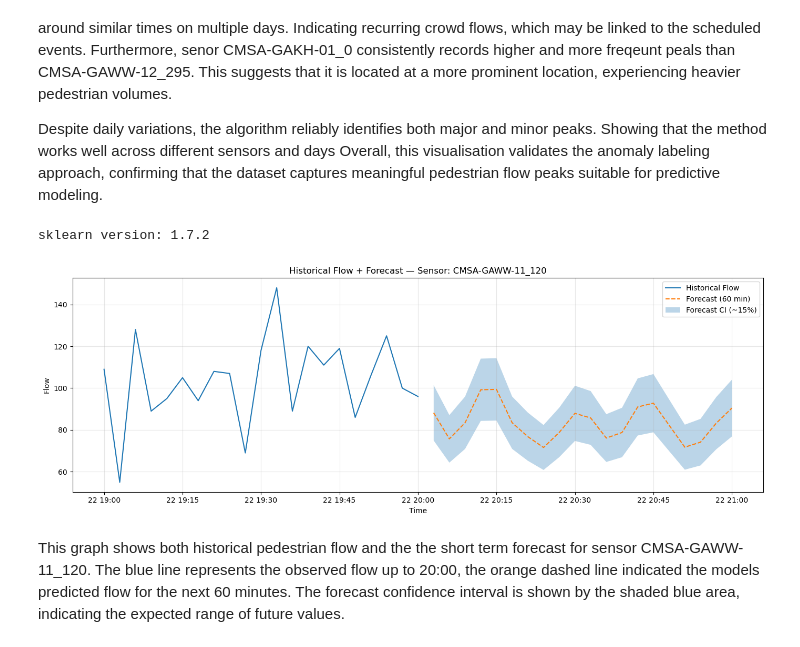
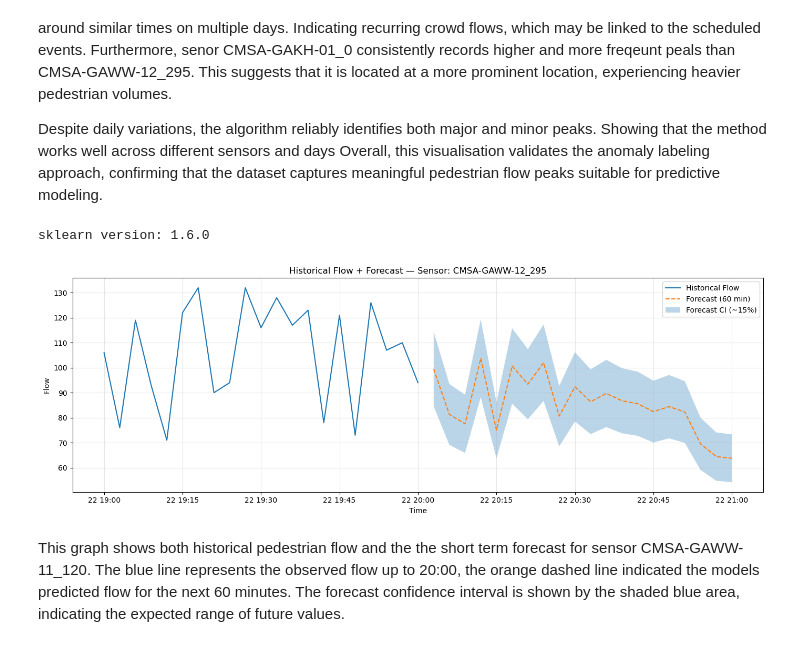
Before and after one commit to jipposteenstra/group22, a Jupyter notebook: project_template.ipynb, the cells around one changed output. Saved outputs shown, nothing was run; the diff lists cells and outputs as text; code cells hidden in the pictures.

```diff
--- a/project_template.ipynb
+++ b/project_template.ipynb
@@ -291,16 +291,10 @@ The plots reveal several notable patterns. All sensors display a daily rhythm, w
 
 Despite daily variations, the algorithm reliably identifies both major and minor peaks. Showing that the method works well across different sensors and days Overall, this visualisation validates the anomaly labeling approach, confirming that the dataset captures meaningful pedestrian flow peaks suitable for predictive modeling.
 # %%
-# ==============================
-# 1) Feature/Train set builder
-# ==============================
 def build_training_set(df, sensor, FREQ_MIN=3,
                        LAGS=(1,2,3,4,5,10,20), ROLLS=(5,10,20),
                        HORIZON_STEPS=1):
-    """
-    Maakt features voor one-step-ahead (default 1 stap = FREQ_MIN minuten).
-    Retourneert X, y, feature_cols, Xy (met tijdkolom), HORIZON_STEPS, data_original
-    """
+
     TIME_COL = "timestamp"
     df = df.sort_values(TIME_COL).copy()
     df[TIME_COL] = pd.to_datetime(df[TIME_COL], utc=True).dt.tz_convert(None)
@@ -315,24 +309,20 @@ def build_training_set(df, sensor, FREQ_MIN=3,
         x["sin_dow"]  = np.sin(2*np.pi*x["dow"]/7)
         x["cos_dow"]  = np.cos(2*np.pi*x["dow"]/7)
 
-        # lags
         for L in LAGS:
             x[f"lag_{L}"] = x["count"].shift(L)
 
-        # rollings (op vorige waarden)
         for w in ROLLS:
             rsrc = x["count"].shift(1).rolling(w, min_periods=1)
             x[f"roll_mean_{w}"] = rsrc.mean()
             x[f"roll_std_{w}"]  = rsrc.std(ddof=0)
             x[f"roll_max_{w}"]  = rsrc.max()
 
-        # piek-signaal features
         x["delta1"] = x["count"].diff(1).fillna(0.0)
         x["delta2"] = x["delta1"].diff(1).fillna(0.0)
         x["roll_max_3"] = x["count"].shift(1).rolling(3, min_periods=1).max()
         x["roll_q90_9"] = x["count"].shift(1).rolling(9, min_periods=1).quantile(0.9)
 
-        # target 1 stap vooruit
         x["y_horizon"] = x["count"].shift(-HORIZON_STEPS)
         return x
 
@@ -340,7 +330,6 @@ def build_training_set(df, sensor, FREQ_MIN=3,
     need_cols = [f"lag_{L}" for L in LAGS] + ["y_horizon"]
     Xy = Xy.dropna(subset=need_cols).reset_index(drop=True)
 
-    # kolommen voor het model
     base_feats = [c for c in Xy.columns if c.startswith(("lag_","roll_","sin_","cos_"))]
     extra_feats = ["delta1","delta2","roll_max_3","roll_q90_9"]
     feature_cols = [c for c in base_feats + extra_feats if c in Xy.columns]
@@ -349,17 +338,10 @@ def build_training_set(df, sensor, FREQ_MIN=3,
     y = Xy["y_horizon"].values
     return X, y, feature_cols, Xy, HORIZON_STEPS, data
 
-# ==============================
-# 2) Poisson-trainer (fallback naar quantile)
-# ==============================
 def train_peak_model(X, y, Xy_train, random_state=42, use_peak_weights=True):
-    """
-    Probeert HGBR met loss='poisson'. Valt terug op
-    GradientBoostingRegressor met quantile-loss als het niet kan.
-    """
-    assert (y >= 0).all(), "Poisson/quantile verwachten niet-negatieve counts."
 
-    # gewichten om pieken nadruk te geven (optioneel)
+    assert (y >= 0).all()
+
     sample_weight = None
     if use_peak_weights:
         base = Xy_train["count"].rolling(20, min_periods=1).mean()
@@ -367,7 +349,6 @@ def train_peak_model(X, y, Xy_train, random_state=42, use_peak_weights=True):
         w = 1.0 + (dev / (dev.std() + 1e-6))
         sample_weight = np.asarray(w[:len(y)], dtype=float)
 
-    # Probeer Poisson HGBR; als niet beschikbaar of training faalt -> fallback
     try:
         model = HistGradientBoostingRegressor(
             loss="poisson",
@@ -384,11 +365,10 @@ def train_peak_model(X, y, Xy_train, random_state=42, use_peak_weights=True):
         model.fit(X, y, sample_weight=sample_weight)
         return model
     except TypeError:
-        pass  # loss-parameter niet ondersteund in deze sklearn
+        pass
     except Exception:
-        pass  # training faalde; gebruik fallback
+        pass
 
-    # Fallback: quantile modellen (median + hoge kwantiel) en blenden richting bovenkant
     q_hi = GradientBoostingRegressor(
         loss="quantile", alpha=0.90,
         n_estimators=600, learning_rate=0.03, max_depth=3,
@@ -412,20 +392,13 @@ def train_peak_model(X, y, Xy_train, random_state=42, use_peak_weights=True):
 
     return BlendModel(q_med, q_hi, w_hi=0.7)
 
-# ==============================
-# 3) Forecast met correcte lag/rolling buffer
-# ==============================
 def plot_recursive_forecast1(df, model, sensor, target_time,
                              FREQ_MIN=3, forecast_minutes=60,
                              LAGS=(1,2,3,4,5,10,20), ROLLS=(5,10,20),
                              HORIZON_STEPS=1):
-    """
-    One-step (HORIZON_STEPS=1) recursieve forecast.
-    Past elke stap ALLE lags/rollings opnieuw aan via een buffer.
-    """
+
     TIME_COL = "timestamp"
 
-    # ---- voorbereiden ----
     df = df.sort_values(TIME_COL).copy()
     df[TIME_COL] = pd.to_datetime(df[TIME_COL], utc=True).dt.tz_convert(None)
     data = df[[TIME_COL, sensor]].rename(columns={sensor: "count"}).dropna()
@@ -457,24 +430,20 @@ def plot_recursive_forecast1(df, model, sensor, target_time,
                  + ["delta1","delta2","roll_max_3","roll_q90_9"]
     feature_cols = [c for c in feature_cols if c in Xy.columns]
 
-    # ---- startpunt dichtst bij target_time ----
     target_time = pd.Timestamp(target_time)
     idx = (Xy[TIME_COL] - target_time).abs().idxmin()
     last_row = Xy.iloc[idx].copy()
     start_time = last_row[TIME_COL]
 
-    # ---- buffers met recente historie ----
     max_win = max(max(LAGS), max(ROLLS), 3, 9)
     hist_tail = Xy["count"].iloc[max(0, idx - max_win + 1): idx + 1].tolist()
     buf = deque(hist_tail, maxlen=max_win)
 
-    # ---- recursie ----
-    step_minutes = HORIZON_STEPS * FREQ_MIN  # 1 stap = 3 min
+    step_minutes = HORIZON_STEPS * FREQ_MIN  # 1 step = 3 min
     forecast_steps = max(1, forecast_minutes // step_minutes)
     forecast_values, forecast_times = [], []
 
     for _ in range(forecast_steps):
-        # bouw features uit buffer
         for L in LAGS:
             last_row[f"lag_{L}"] = (buf[-L] if len(buf) >= L else np.nan)
         for w in ROLLS:
@@ -482,7 +451,7 @@ def plot_recursive_forecast1(df, model, sensor, target_time,
             last_row[f"roll_mean_{w}"] = float(np.mean(window))
             last_row[f"roll_std_{w}"]  = float(np.std(window, ddof=0))
             last_row[f"roll_max_{w}"]  = float(np.max(window))
-        # piek-features
+        # peak features
         arr = np.array(buf, dtype=float)
         delta1 = arr[-1] - arr[-2] if len(arr) >= 2 else 0.0
         delta2 = (arr[-1] - arr[-2]) - (arr[-2] - arr[-3]) if len(arr) >= 3 else 0.0
@@ -500,60 +469,53 @@ def plot_recursive_forecast1(df, model, sensor, target_time,
         forecast_times.append(next_time)
         forecast_values.append(pred)
 
-        # schuif vooruit
         last_row[TIME_COL] = next_time
         last_row["count"]  = pred
         buf.append(pred)
 
-    # CI (simpele band)
     forecast_values = np.array(forecast_values, dtype=float)
     ci = 0.15 * forecast_values
     lower = forecast_values - ci
     upper = forecast_values + ci
 
-    # plot 1 uur historie + forecast
     one_hour_before = start_time - pd.Timedelta(hours=1)
     historical_zoom = Xy[(Xy[TIME_COL] >= one_hour_before) & (Xy[TIME_COL] <= start_time)]
 
     plt.figure(figsize=(14,5))
     plt.plot(historical_zoom[TIME_COL], historical_zoom["count"], label="Historical Flow")
     plt.plot(forecast_times, forecast_values, linestyle="--", label=f"Forecast ({forecast_minutes} min)")
     plt.fill_between(forecast_times, lower, upper, alpha=0.3, label="Forecast CI (~15%)")
     plt.xlabel("Time"); plt.ylabel("Flow")
     plt.title(f"Historical Flow + Forecast — Sensor: {sensor}")
     plt.legend(); plt.grid(alpha=0.3); plt.tight_layout(); plt.show()
 
-# ==============================
-# 4) Voorbeeldgebruik (pas aan)
-# ==============================
 print("sklearn version:", sklearn.__version__)
 
-SENSOR_COL   = "CMSA-GAWW-11_120"   # <-- wijzig naar jouw sensornaam
+SENSOR_COL   = "CMSA-GAWW-12_295"
 FREQ_MIN     = 3
 LAGS         = (1,2,3,4,5,10,20)
 ROLLS        = (5,10,20)
-HORIZON_STEPS = 1  # one-step-ahead (3 minuten)
+HORIZON_STEPS = 1
 
-# Bouw trainset
 X, y, feature_cols, Xy_train, H, data_used = build_training_set(
     df_flow, SENSOR_COL, FREQ_MIN=FREQ_MIN, LAGS=LAGS, ROLLS=ROLLS, HORIZON_STEPS=HORIZON_STEPS
 )
 
-# Train Poisson (of fallback blend)
+# Train Poisson
 model = train_peak_model(X, y, Xy_train, use_peak_weights=True)
 
-# Plot forecast (bijv. 60 minuten vanaf target)
+# Plot forecast
 plot_recursive_forecast1(
     df=df_flow,
     model=model,
     sensor=SENSOR_COL,
-    target_time="2025-08-22 20:00:00",  # kies een tijd in jouw data
+    target_time="2025-08-22 20:00:00",
     forecast_minutes=60,
     FREQ_MIN=FREQ_MIN, LAGS=LAGS, ROLLS=ROLLS, HORIZON_STEPS=H
 )
 # %% [output]
-sklearn version: 1.7.2
+sklearn version: 1.6.0
-[figure, old version]
+[figure, new version]
 # %% [markdown]
 This graph shows both historical pedestrian flow and the the short term forecast for sensor CMSA-GAWW-11_120. The blue line represents the observed flow up to 20:00, the orange dashed line indicated the models predicted flow for the next 60 minutes. The forecast confidence interval is shown by the shaded blue area, indicating the expected range of future values.
 # %%
```
Also changed, not shown: parts of 2 cells of this notebook.
